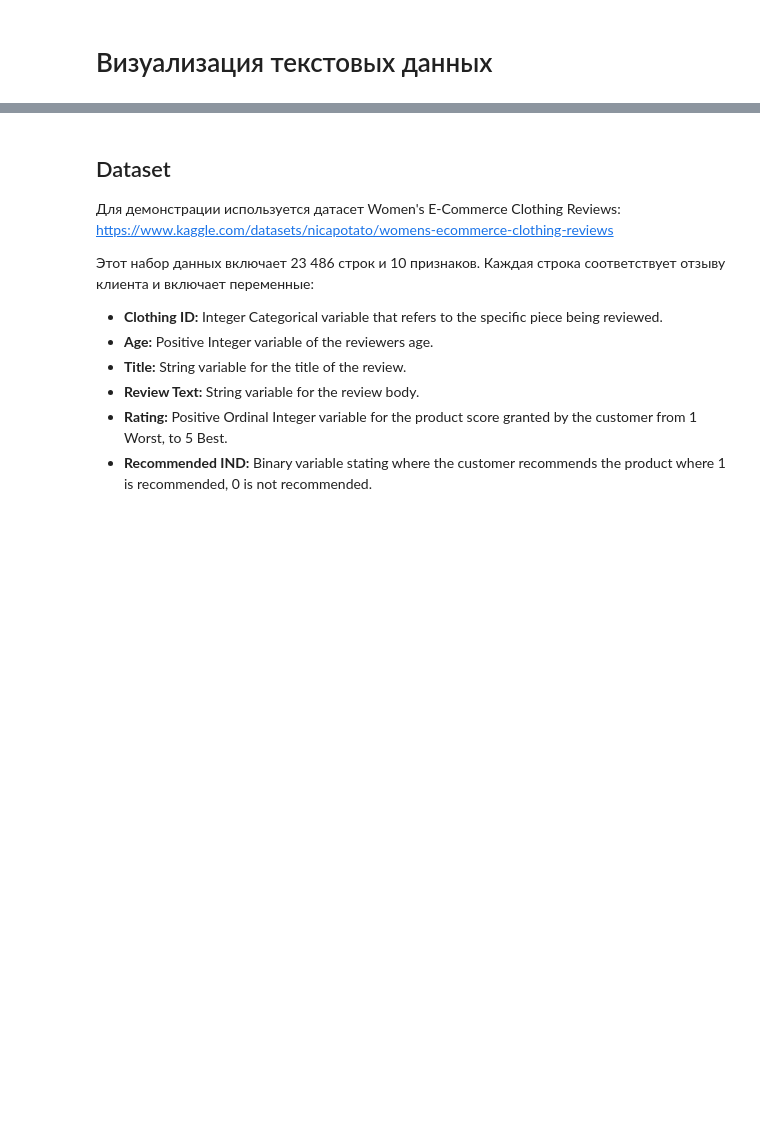
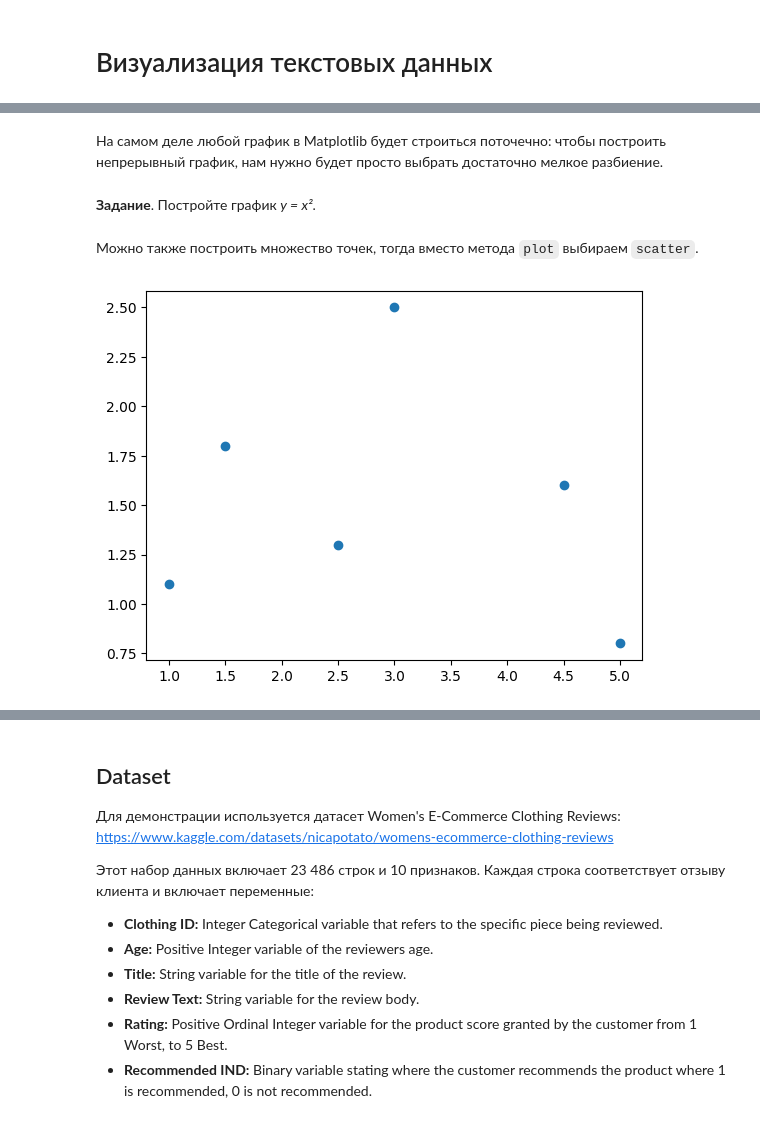
Before and after one commit to trocean11/python_dc, a Jupyter notebook: Word_count.ipynb, the cells around one changed output, grey strips where cells are left out. Cells and saved outputs as stored; diff of their text form; code cells hidden in the pictures; blank space fills up the shorter version.

```diff
--- a/Word_count.ipynb
+++ b/Word_count.ipynb
@@ -4,0 +21,11 @@
+# %% [markdown]
+На самом деле любой график в Matplotlib будет строиться поточечно: чтобы построить непрерывный график, нам нужно будет просто выбрать достаточно мелкое разбиение.
+# %% [markdown]
+**Задание**. Постройте график *y = x²*.
+# %% [markdown]
+Можно также построить множество точек, тогда вместо метода `plot` выбираем `scatter`.
+# %%
+plt.scatter(X, Y)  # рисуем точки
+plt.show()
+# %% [output]
+[figure, added]
```
Also changed, not shown: parts of 33 cells of this notebook.
